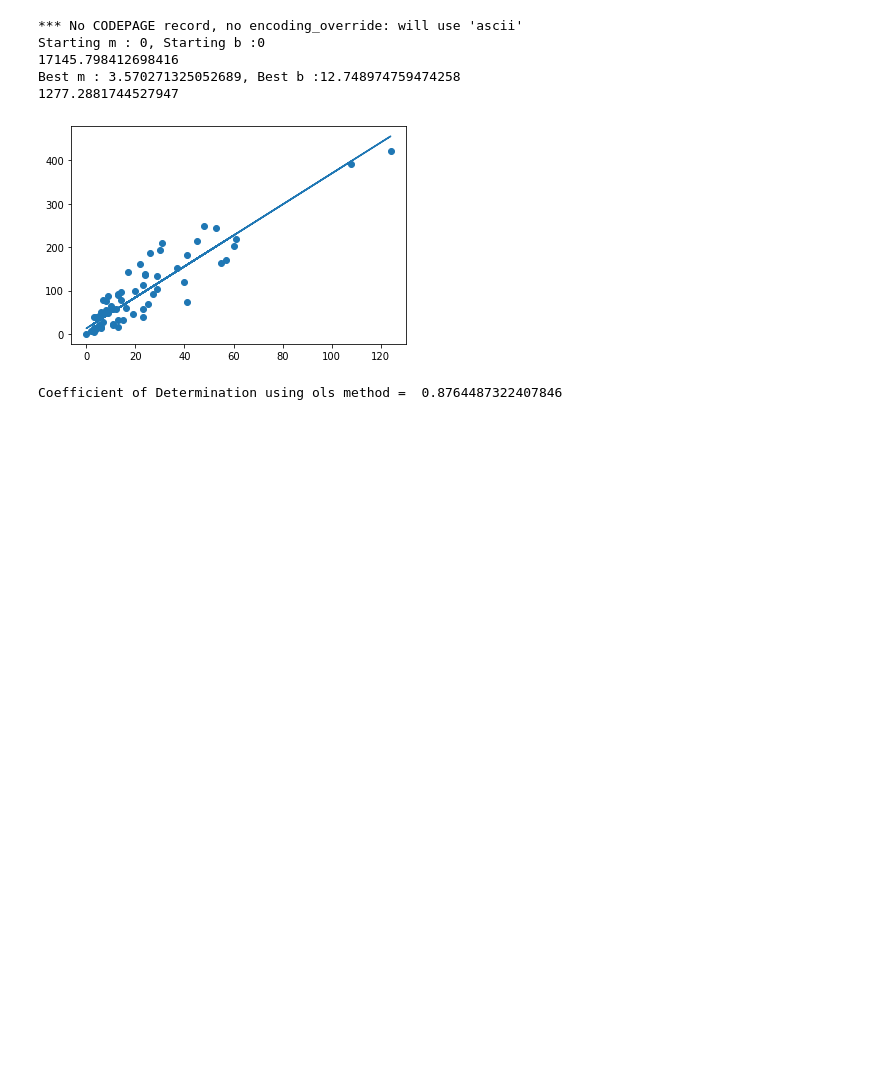
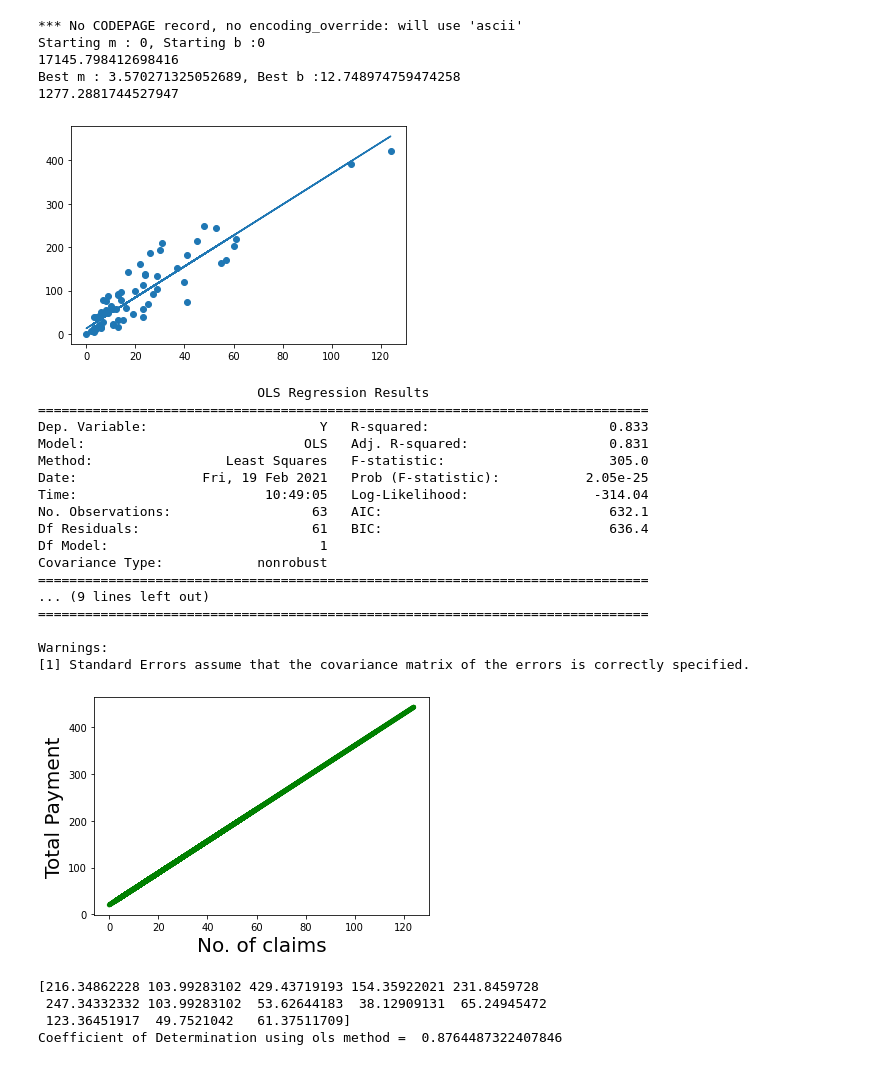
Before and after one commit to bharathulaprasad/SimpleLinearRegression, a Jupyter notebook: Swedish_Insurance_Prediction.ipynb, the cells around one changed output. Cells and saved outputs as stored; diff of their text form; code cells hidden in the pictures; blank space fills up the shorter version.

```diff
--- a/Swedish_Insurance_Prediction.ipynb
+++ b/Swedish_Insurance_Prediction.ipynb
@@ -244,15 +244,48 @@ Best m : 3.570271325052689, Best b :12.748974759474258
 # %%
 #ordinary least square method
 from sklearn.linear_model import LinearRegression
+import statsmodels.api as sm
+x_new = sm.add_constant(X)
+output = sm.OLS(y, x_new).fit()
+print(output.summary())
+#based on the output summary we derive y=mx+c
+y_pred=3.4138*X+19.9945
+fig = plt.plot(X, y_pred, lw = 5, c='green', label='regression line')
+plt.xlabel('No. of claims', fontsize =20)
+plt.ylabel('Total Payment', fontsize =20)
+plt.show()
+
+#Using LinearRegression model again
 lin_reg=LinearRegression()
 lin_reg.fit(X_train,y_train)
 
 #predicting the value
 y_pred1= lin_reg.predict(X_test)
-
+print(y_pred1)
 #r2_score result
 from sklearn.metrics import r2_score, mean_squared_error
 r_squared1 = r2_score(y_test, y_pred1)
 print("Coefficient of Determination using ols method = ",r_squared1)
 # %% [output]
-Coefficient of Determination using ols method =  0.8764487322407846
+                            OLS Regression Results
+==============================================================================
+Dep. Variable:                      Y   R-squared:                       0.833
+Model:                            OLS   Adj. R-squared:                  0.831
+Method:                 Least Squares   F-statistic:                     305.0
+Date:                Fri, 19 Feb 2021   Prob (F-statistic):           2.05e-25
+Time:                        10:49:05   Log-Likelihood:                -314.04
+No. Observations:                  63   AIC:                             632.1
+Df Residuals:                      61   BIC:                             636.4
+Df Model:                           1
+Covariance Type:            nonrobust
+==============================================================================
+... (9 lines left out)
+==============================================================================
+
+Warnings:
+[1] Standard Errors assume that the covariance matrix of the errors is correctly specified.
+[figure, added]
+[216.34862228 103.99283102 429.43719193 154.35922021 231.8459728
+ 247.34332332 103.99283102  53.62644183  38.12909131  65.24945472
+ 123.36451917  49.7521042   61.37511709]
+Coefficient of Determination using ols method =  0.8764487322407846
```
